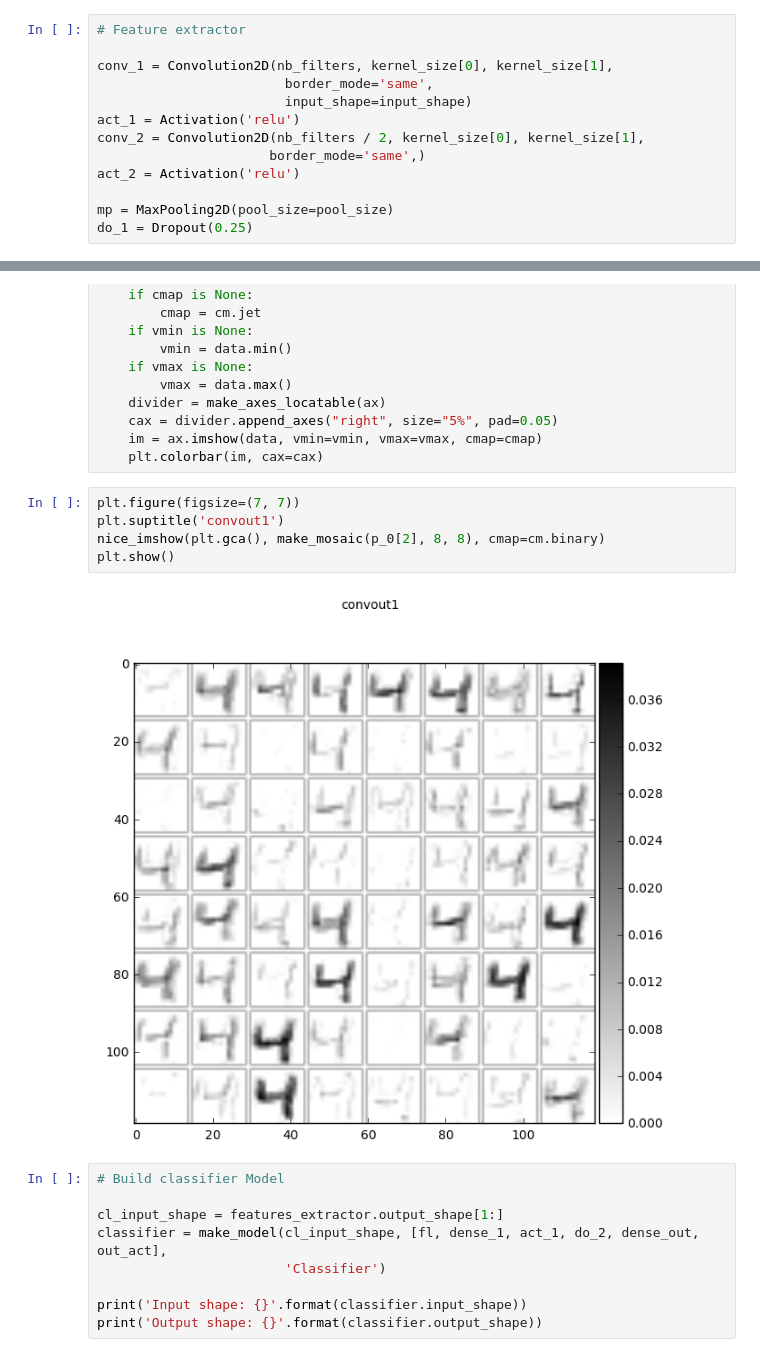
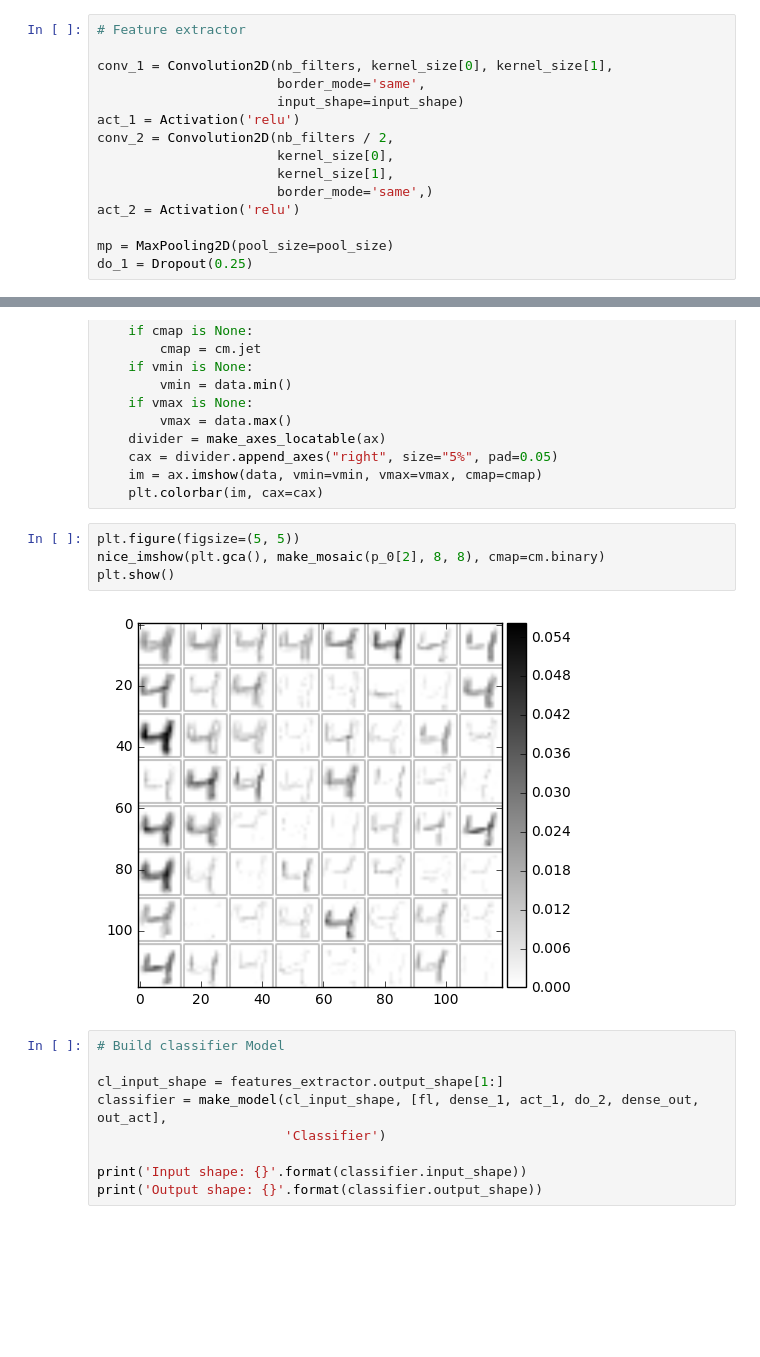
Before and after one commit to tboquet/presentations, a Jupyter notebook: Keras_intro.ipynb, the cells around one changed output, grey strips where cells are left out. Saved outputs shown, nothing was run; the diff lists cells and outputs as text; blank space fills up the shorter version.

```diff
--- a/Keras_intro.ipynb
+++ b/Keras_intro.ipynb
@@ -251,11 +257,13 @@ from keras.layers import Input
 # Feature extractor
 
 conv_1 = Convolution2D(nb_filters, kernel_size[0], kernel_size[1],
-                        border_mode='same',
-                        input_shape=input_shape)
+                       border_mode='same',
+                       input_shape=input_shape)
 act_1 = Activation('relu')
-conv_2 = Convolution2D(nb_filters / 2, kernel_size[0], kernel_size[1],
-                      border_mode='same',)
+conv_2 = Convolution2D(nb_filters / 2,
+                       kernel_size[0],
+                       kernel_size[1],
+                       border_mode='same',)
 act_2 = Activation('relu')
 
 mp = MaxPooling2D(pool_size=pool_size)
@@ -360,12 +368,11 @@ def nice_imshow(ax, data, vmin=None, vmax=None, cmap=None):
     im = ax.imshow(data, vmin=vmin, vmax=vmax, cmap=cmap)
     plt.colorbar(im, cax=cax)
 # %%
-plt.figure(figsize=(7, 7))
-plt.suptitle('convout1')
+plt.figure(figsize=(5, 5))
 nice_imshow(plt.gca(), make_mosaic(p_0[2], 8, 8), cmap=cm.binary)
 plt.show()
 # %% [output]
-[figure, old version]
+[figure, new version]
 # %%
 # Build classifier Model
 
```
Also changed, not shown: parts of 27 cells of this notebook.
